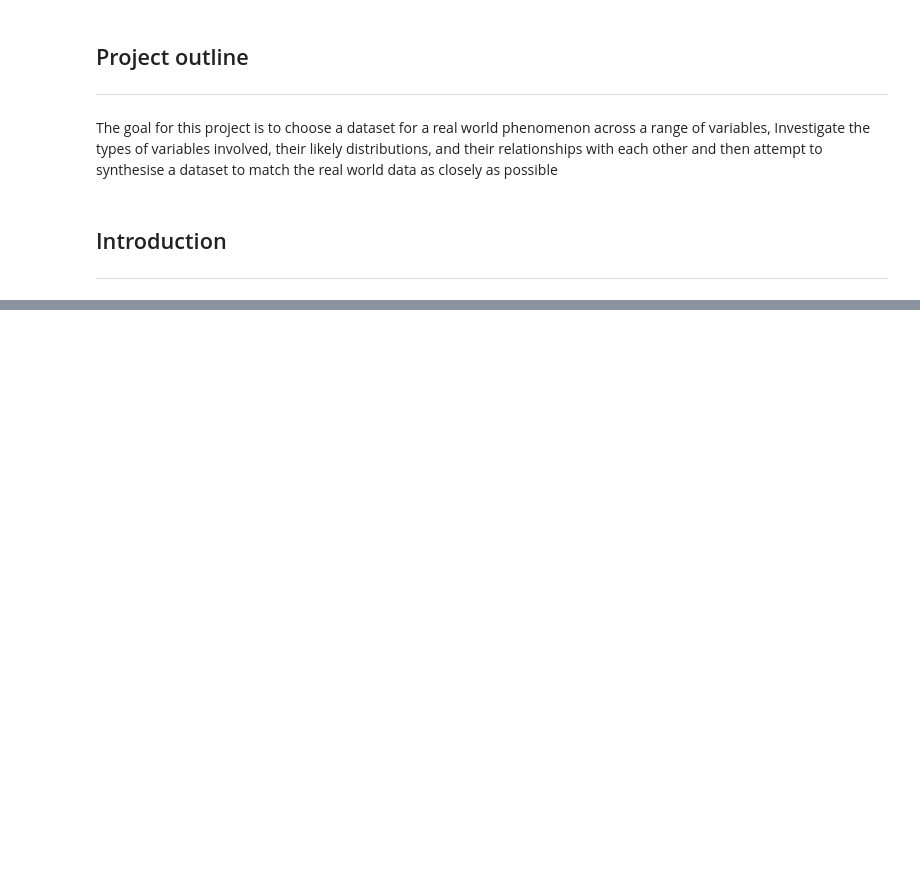
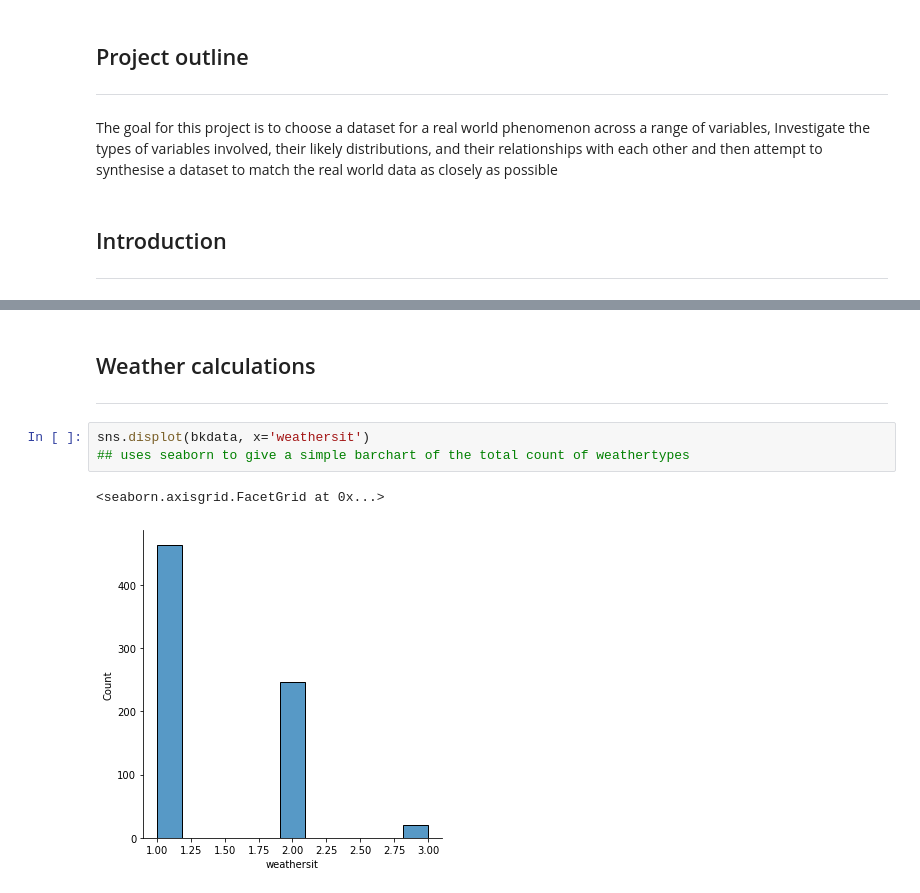
Before and after one commit to jpquinn66/PfDA_assessment, a Jupyter notebook: PFDA_Assignment.ipynb, the cells around one changed output, grey strips where cells are left out. Drawn from its saved outputs; the diff is of its cells as text; blank space fills up the shorter version.

```diff
--- a/PFDA_Assignment.ipynb
+++ b/PFDA_Assignment.ipynb
@@ -54,0 +142,9 @@ df[['day', 'cnt']].groupby('day').sum().plot(kind='bar', legend=None)
+# %% [markdown]
+## Weather calculations
+***
+# %%
+sns.displot(bkdata, x='weathersit')
+## uses seaborn to give a simple barchart of the total count of weathertypes
+# %% [output]
+<seaborn.axisgrid.FacetGrid at 0x...>
+[figure, added]
```
Also changed, not shown: parts of 19 cells of this notebook, 2 other files.
